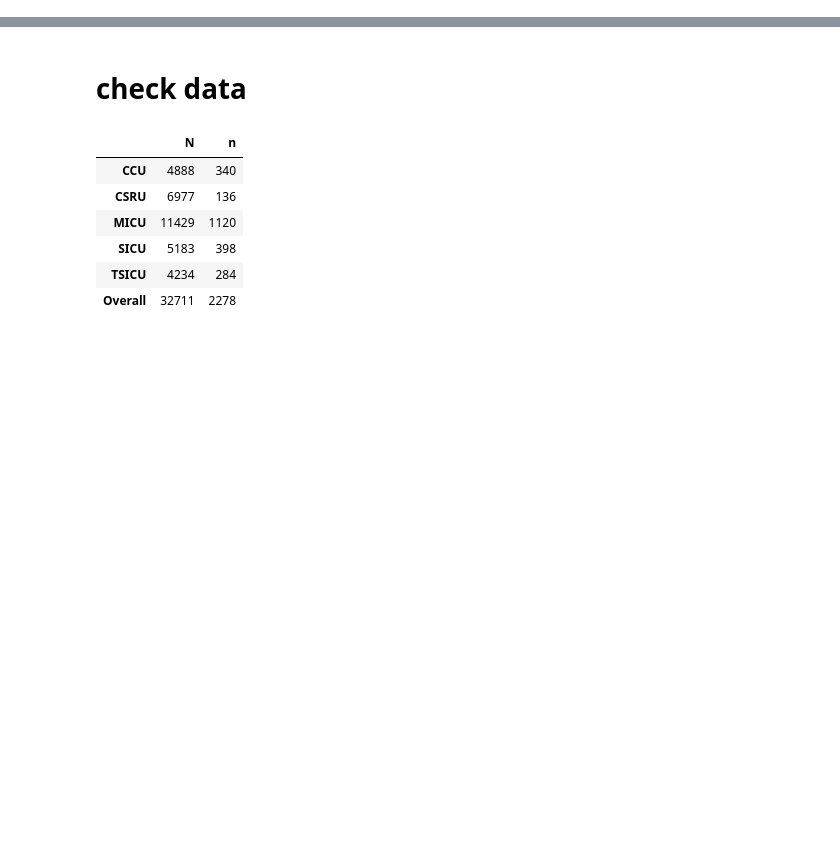
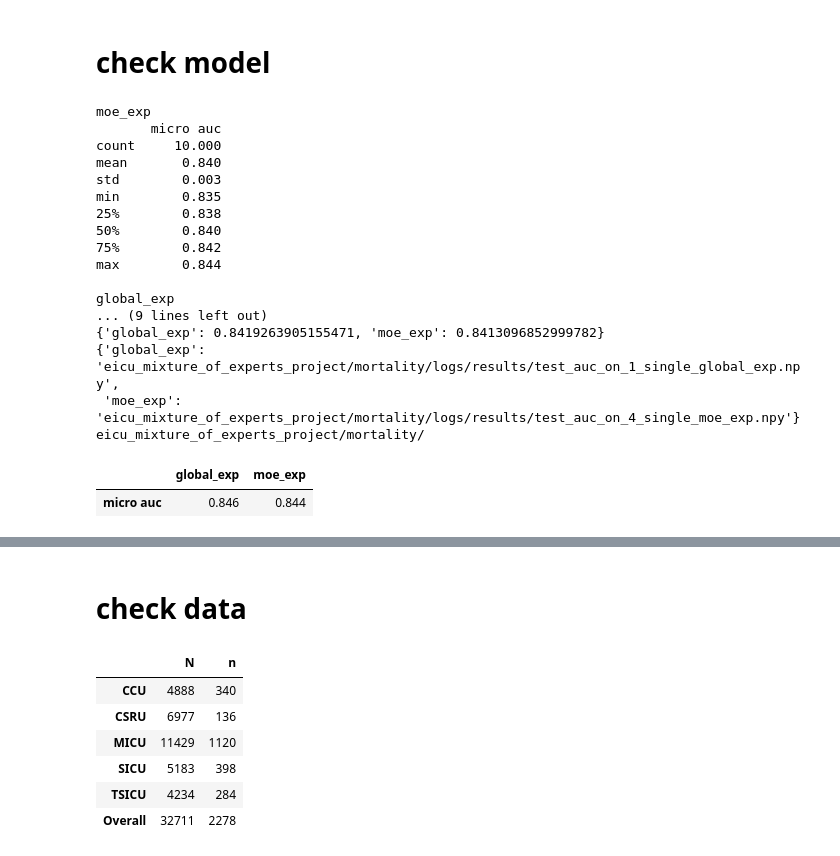
Before and after one commit to nathanwang000/mixture_of_experts_project, a Jupyter notebook: inspect_result.ipynb, the cells around one changed output, grey strips where cells are left out. Drawn from its saved outputs; the diff is of its cells as text; code cells hidden in the pictures; blank space fills up the shorter version.

```diff
--- a/inspect_result.ipynb
+++ b/inspect_result.ipynb
@@ -10,0 +14,2 @@ import pprint
+# %% [markdown]
+# check model
@@ -10,0 +77,30 @@ import pprint
+# %%
+exp_names = ['moe_exp', 'global_exp']
+task_dir = 'eicu_mixture_of_experts_project/mortality/'
+runnames = list(range(10))
+result, val_best_name, val_best = check_model(exp_names, task_dir, runnames)
+
+pprint.pprint(val_best)
+pprint.pprint(val_best_name)
+print(task_dir)
+result.round(3)
+# %% [output]
+moe_exp
+       micro auc
+count     10.000
+mean       0.840
+std        0.003
+min        0.835
+25%        0.838
+50%        0.840
+75%        0.842
+max        0.844
+
+global_exp
+... (9 lines left out)
+{'global_exp': 0.8419263905155471, 'moe_exp': 0.8413096852999782}
+{'global_exp': 'eicu_mixture_of_experts_project/mortality/logs/results/test_auc_on_1_single_global_exp.npy',
+ 'moe_exp': 'eicu_mixture_of_experts_project/mortality/logs/results/test_auc_on_4_single_moe_exp.npy'}
+eicu_mixture_of_experts_project/mortality/
+|  | global_exp | moe_exp |
+| micro auc | 0.846 | 0.844 |
```
Also changed, not shown: parts of 29 cells of this notebook, 2 other files.
